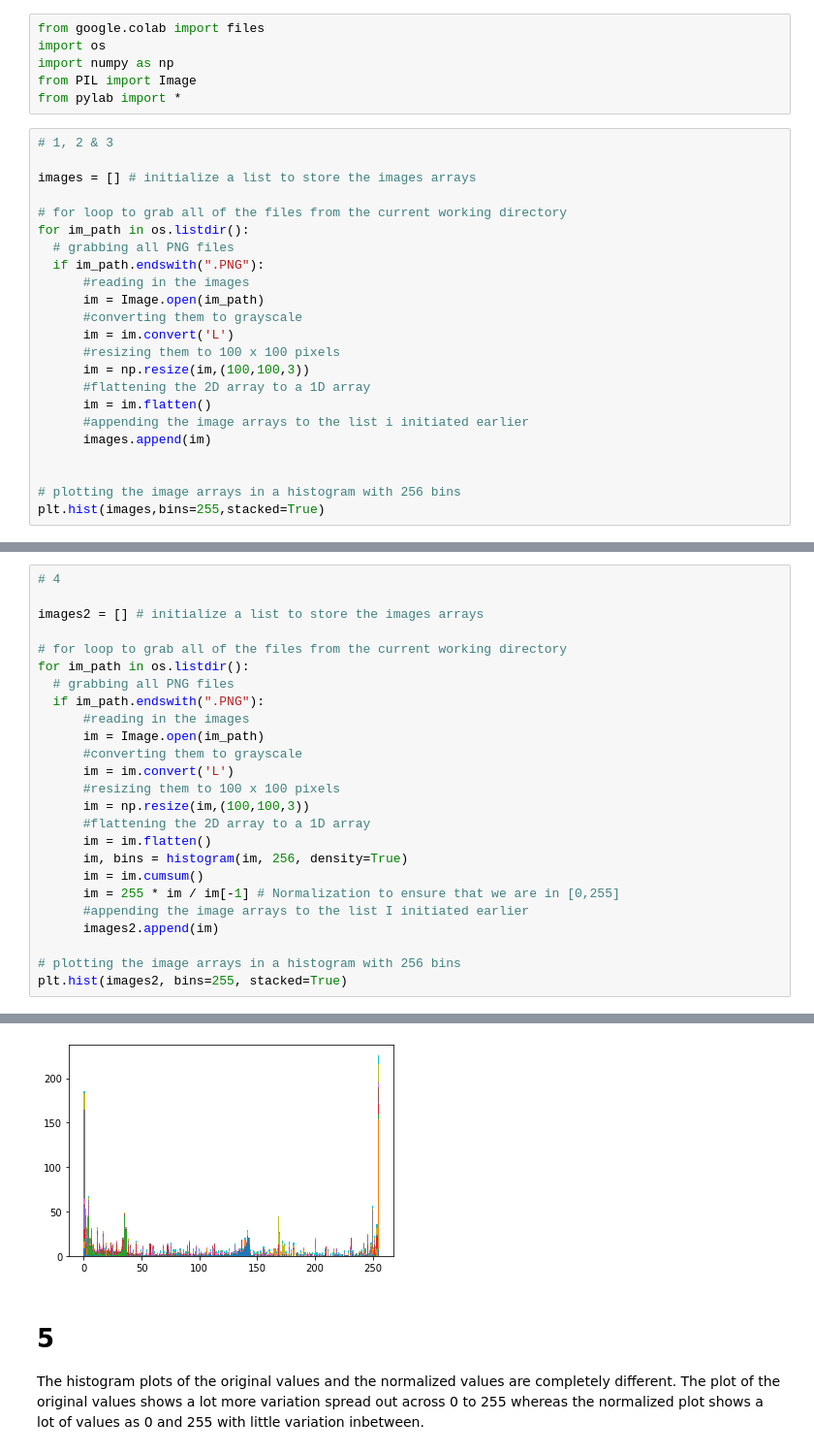
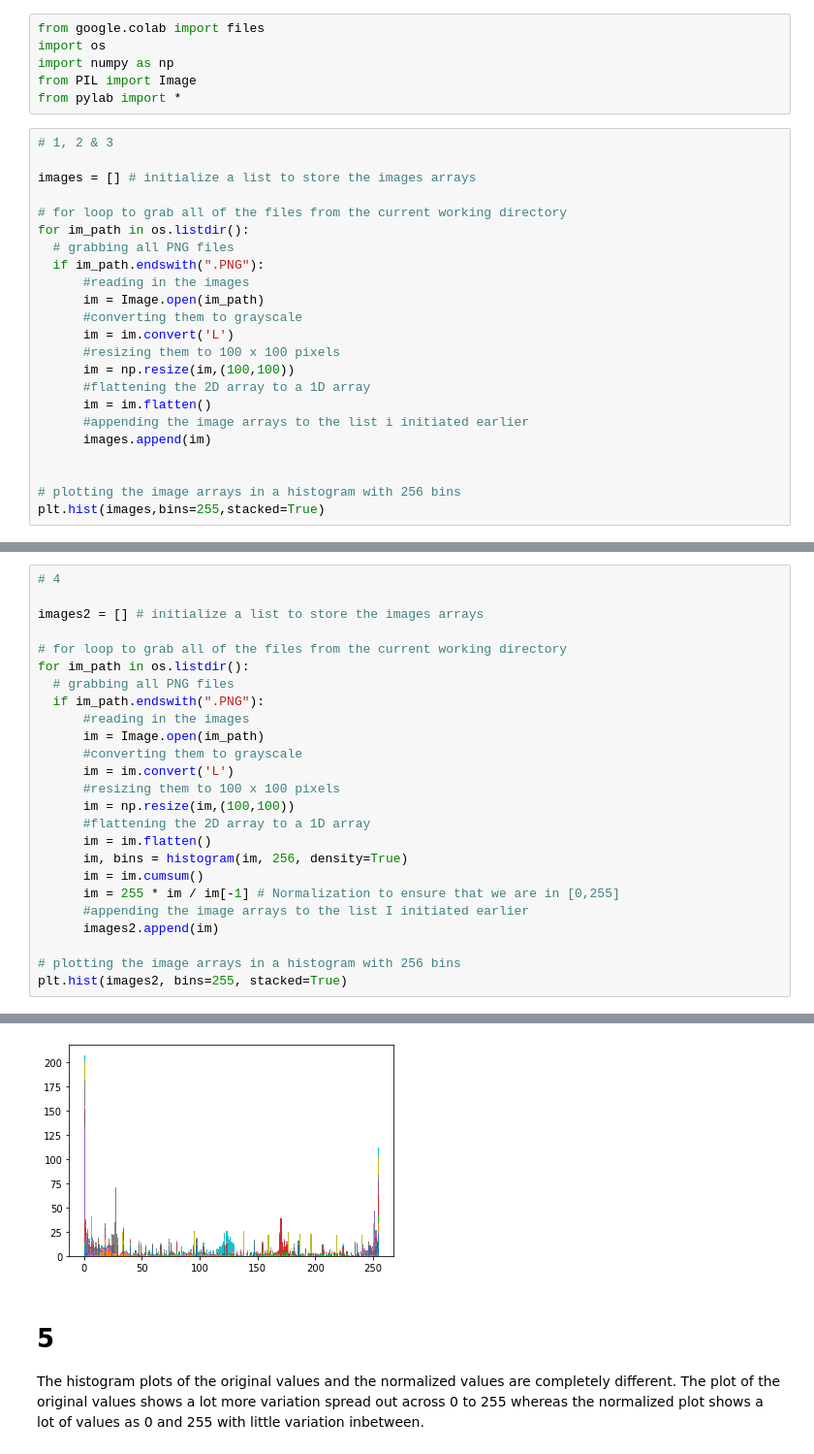
Before and after one commit to AnoVando/MSIS, a Jupyter notebook: MSIS521_IA2.ipynb, the cells around one changed output, grey strips where cells are left out. Shown at 97% size. Saved outputs shown, nothing was run; the diff lists cells and outputs as text.

```diff
--- a/MSIS521_IA2.ipynb
+++ b/MSIS521_IA2.ipynb
@@ -144,7 +156,7 @@ for im_path in os.listdir():
       #converting them to grayscale
       im = im.convert('L')
       #resizing them to 100 x 100 pixels
-      im = np.resize(im,(100,100,3))
+      im = np.resize(im,(100,100))
       #flattening the 2D array to a 1D array
       im = im.flatten()
       #appending the image arrays to the list i initiated earlier
@@ -186,7 +201,7 @@ for im_path in os.listdir():
       #converting them to grayscale
       im = im.convert('L')
       #resizing them to 100 x 100 pixels
-      im = np.resize(im,(100,100,3))
+      im = np.resize(im,(100,100))
       #flattening the 2D array to a 1D array
       im = im.flatten()
       im, bins = histogram(im, 256, density=True)
@@ -217,5 +232,5 @@ plt.hist(images2, bins=255, stacked=True)
  <a list of 10 Lists of Patches objects>)
-[figure, old version]
+[figure, new version]
 # %% [markdown]
 # 5
 The histogram plots of the original values and the normalized values are completely different. The plot of the original values shows a lot more variation spread out across 0 to 255 whereas the normalized plot shows a lot of values as 0 and 255 with little variation inbetween.
```
Also changed, not shown: parts of 9 cells of this notebook.
